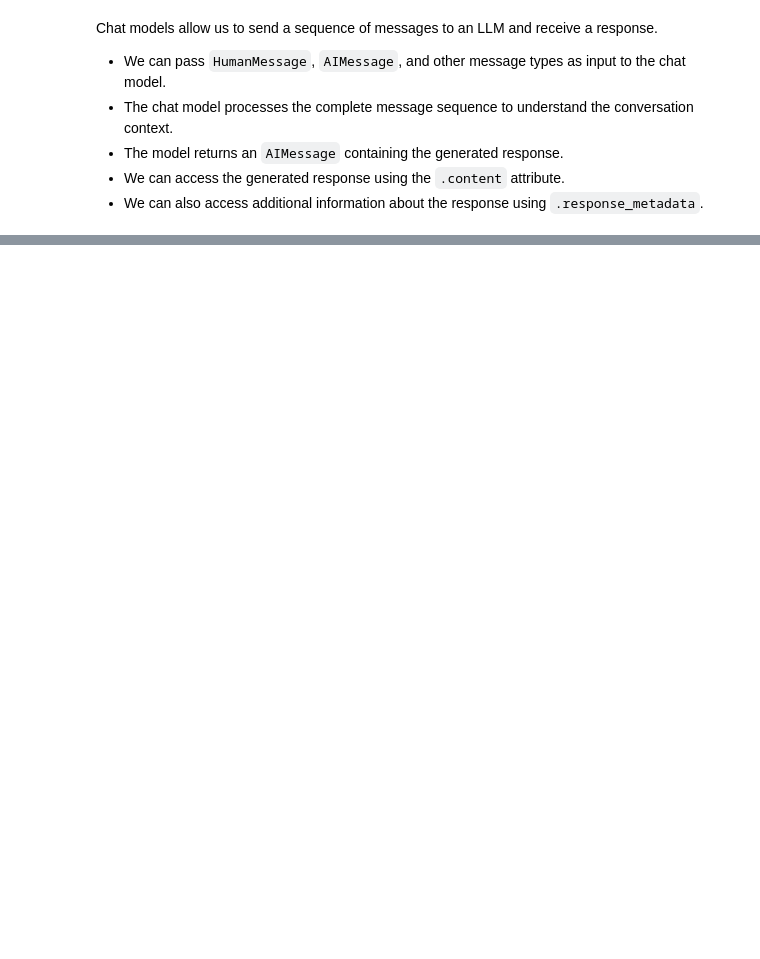
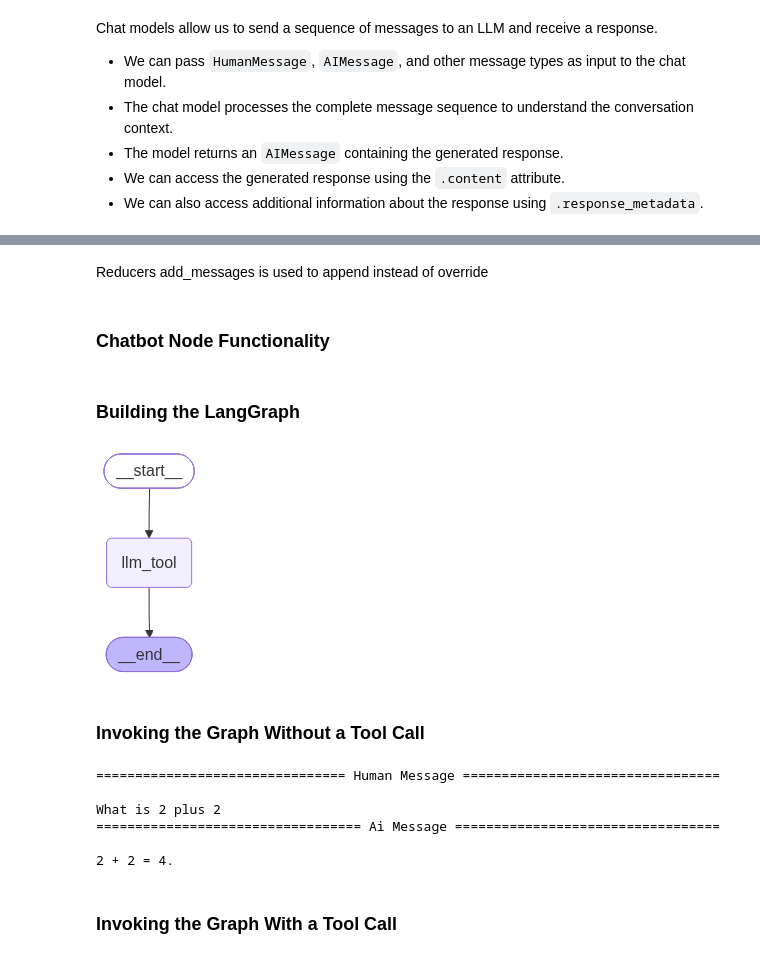
Before and after one commit to DevGoyalG/agentic-ai, a Jupyter notebook: 02-LangGraph/01-Basics/01-07-chain-using-langgraph.ipynb, the cells around one changed output, grey strips where cells are left out. Saved outputs shown, nothing was run; the diff lists cells and outputs as text; code cells hidden in the pictures; blank space fills up the shorter version.

```diff
--- a/02-LangGraph/01-Basics/01-07-chain-using-langgraph.ipynb
+++ b/02-LangGraph/01-Basics/01-07-chain-using-langgraph.ipynb
@@ -99,0 +127,4 @@ result.response_metadata
+# %%
+llm_with_tools=llm.bind_tools([add])
+
+tool_call=llm_with_tools.invoke([HumanMessage(content=f"What is 2 plus 2?", name="Dev")])
@@ -99,0 +147,6 @@ result.response_metadata
+# %%
+from typing_extensions import TypedDict
+from langchain_core.messages import AnyMessage
+
+class State(TypedDict):
+    message:list[AnyMessage]
@@ -99,0 +165,6 @@ result.response_metadata
+# %%
+from langgraph.graph.message import add_messages
+from typing import Annotated
+
+class State(TypedDict):
+    messages:Annotated[list[AnyMessage], add_messages]
@@ -99,0 +195,46 @@ result.response_metadata
+# %% [markdown]
+Reducers add_messages is used to append instead of override
+# %% [markdown]
+### Chatbot Node Functionality
+# %%
+def llm_tool(state:State):
+    return {"messages":[llm_with_tools.invoke(state["messages"])]}
+# %% [markdown]
+### Building the LangGraph
+# %%
+from IPython.display import Image, display
+from langgraph.graph import StateGraph, START, END
+
+### Creating the StateGraph
+builder=StateGraph(State)
+
+### Adding the Node
+builder.add_node("llm_tool", llm_tool)
+
+### Adding the Edges
+builder.add_edge(START, "llm_tool")
+builder.add_edge("llm_tool", END)
+
+### Compiling the Graph
+graph=builder.compile()
+
+### Displaying the Graph
+display(Image(graph.get_graph().draw_mermaid_png()))
+# %% [output]
+[figure, added]
+# %% [markdown]
+### Invoking the Graph Without a Tool Call
+# %%
+messages=graph.invoke({"messages":"What is 2 plus 2"})
+
+for message in messages["messages"]:
+    message.pretty_print()
+# %% [output]
+================================ Human Message =================================
+
+What is 2 plus 2
+================================== Ai Message ==================================
+
+2 + 2 = 4.
+# %% [markdown]
+### Invoking the Graph With a Tool Call
```
Also changed, not shown: parts of 39 cells of this notebook.
